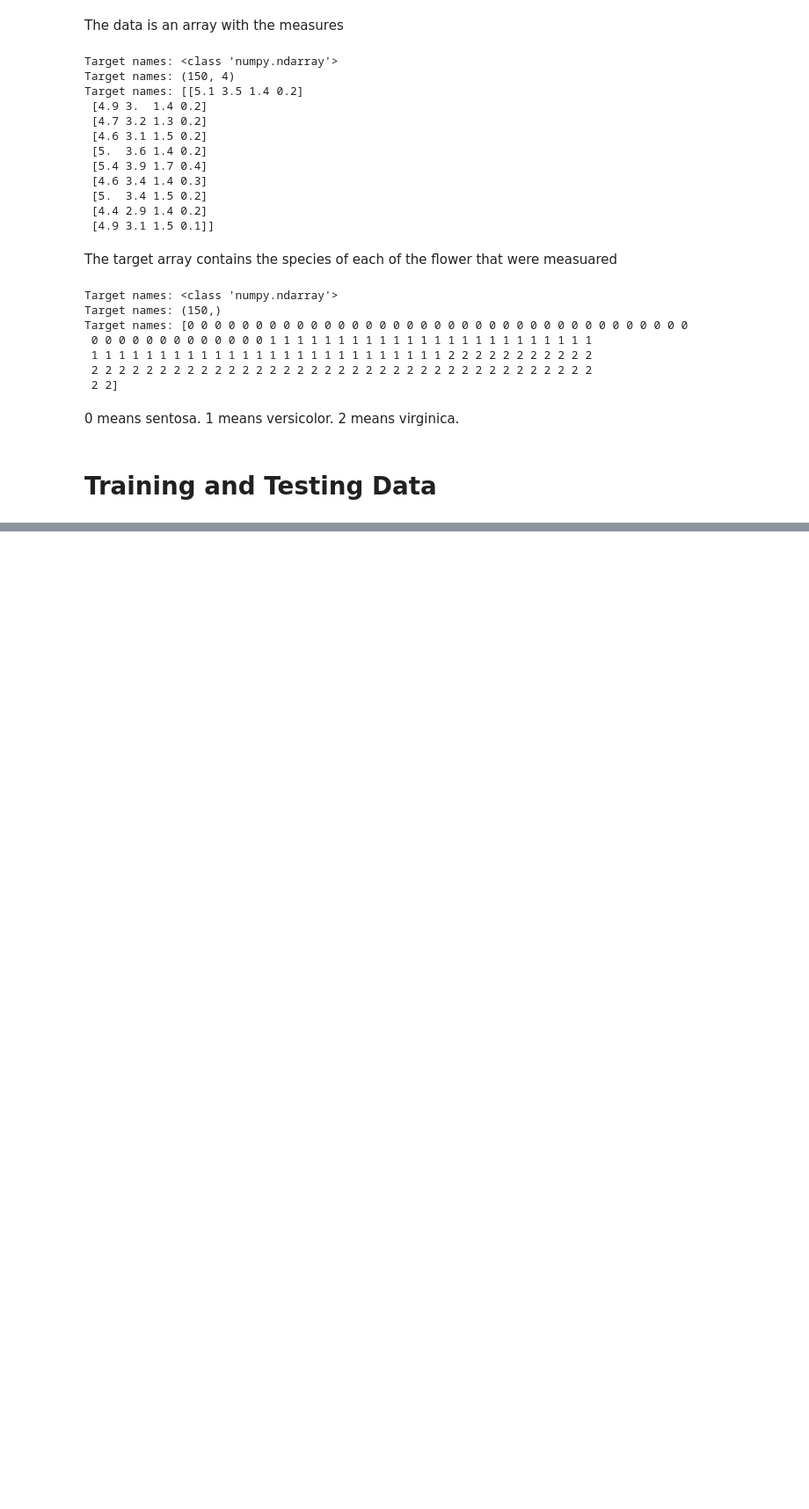
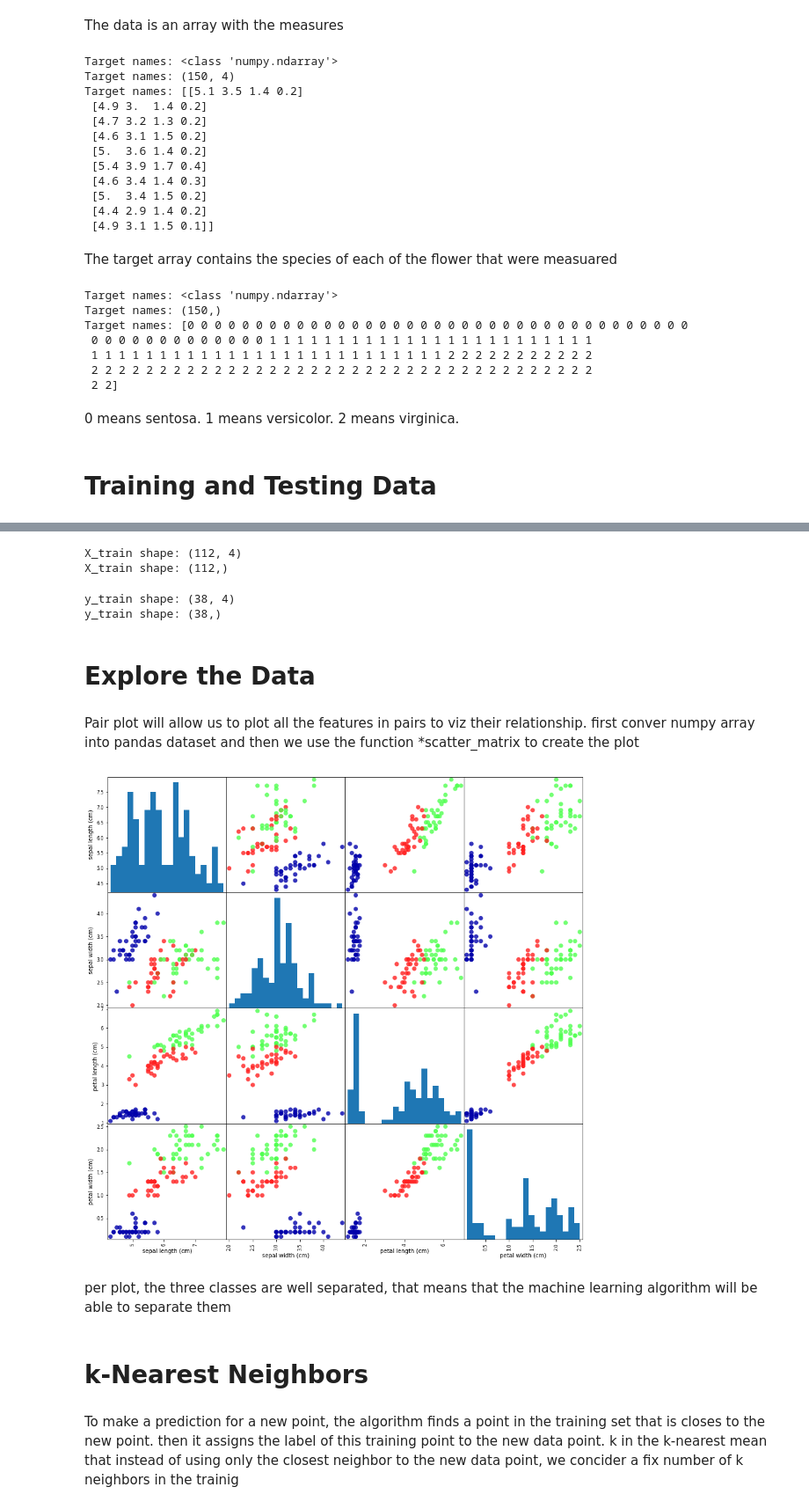
Before and after one commit to rodolfogarzon/MachineLearningWithPython, a Jupyter notebook: Chaper1/Classifying_Iris_Species.ipynb, the cells around one changed output, grey strips where cells are left out. Shown at 88% size. Saved outputs shown, nothing was run; the diff lists cells and outputs as text; code cells hidden in the pictures; blank space fills up the shorter version.

```diff
--- a/Chaper1/Classifying_Iris_Species.ipynb
+++ b/Chaper1/Classifying_Iris_Species.ipynb
@@ -83,3 +83,6 @@ Target names: [0 0 0 0 0 0 0 0 0 0 0 0 0 0 0 0 0 0 0 0 0 0 0 0 0 0 0 0 0 0 0 0 0
 2 means virginica.
 # %% [markdown]
 # Training and Testing Data
+# %%
+from sklearn.model_selection import train_test_split
+X_train, X_test, y_train, y_test = train_test_split(iris_dataset['data'], iris_dataset['target'], random_state=0)
@@ -85,0 +91,32 @@ Target names: [0 0 0 0 0 0 0 0 0 0 0 0 0 0 0 0 0 0 0 0 0 0 0 0 0 0 0 0 0 0 0 0 0
+# %%
+print("X_train shape: {}".format(X_train.shape))
+print("X_train shape: {}".format(y_train.shape))
+# %% [output]
+X_train shape: (112, 4)
+X_train shape: (112,)
+# %%
+print("y_train shape: {}".format(X_test.shape))
+print("y_train shape: {}".format(y_test.shape))
+# %% [output]
+y_train shape: (38, 4)
+y_train shape: (38,)
+# %% [markdown]
+
+# Explore the Data
+# %% [markdown]
+Pair plot will allow us to plot all the features in pairs to viz their relationship.
+first conver numpy array into pandas dataset and then we use the function *scatter_matrix to create the plot
+# %%
+iris_dataframe = pd.DataFrame (X_train, columns=iris_dataset.feature_names)
+# %%
+grr = pd.scatter_matrix (iris_dataframe, c = y_train, figsize = (15, 15), marker = 'o', hist_kwds = {'bins': 20}, s = 60, alpha = .8, cmap=mglearn.cm3)
+# %% [output]
+[figure, added]
+# %% [markdown]
+per plot, the three classes are well separated, that means that the machine learning algorithm will be able to separate them
+# %% [markdown]
+
+# k-Nearest Neighbors
+# %% [markdown]
+To make a prediction for a new point, the algorithm finds a point in the training set that is closes to the new point. then it assigns the label of this training point to the new data point.
+k in the k-nearest mean that instead of using only the closest neighbor to the new data point, we concider a fix number of k neighbors in the trainig
```
Also changed, not shown: parts of 13 cells of this notebook.
